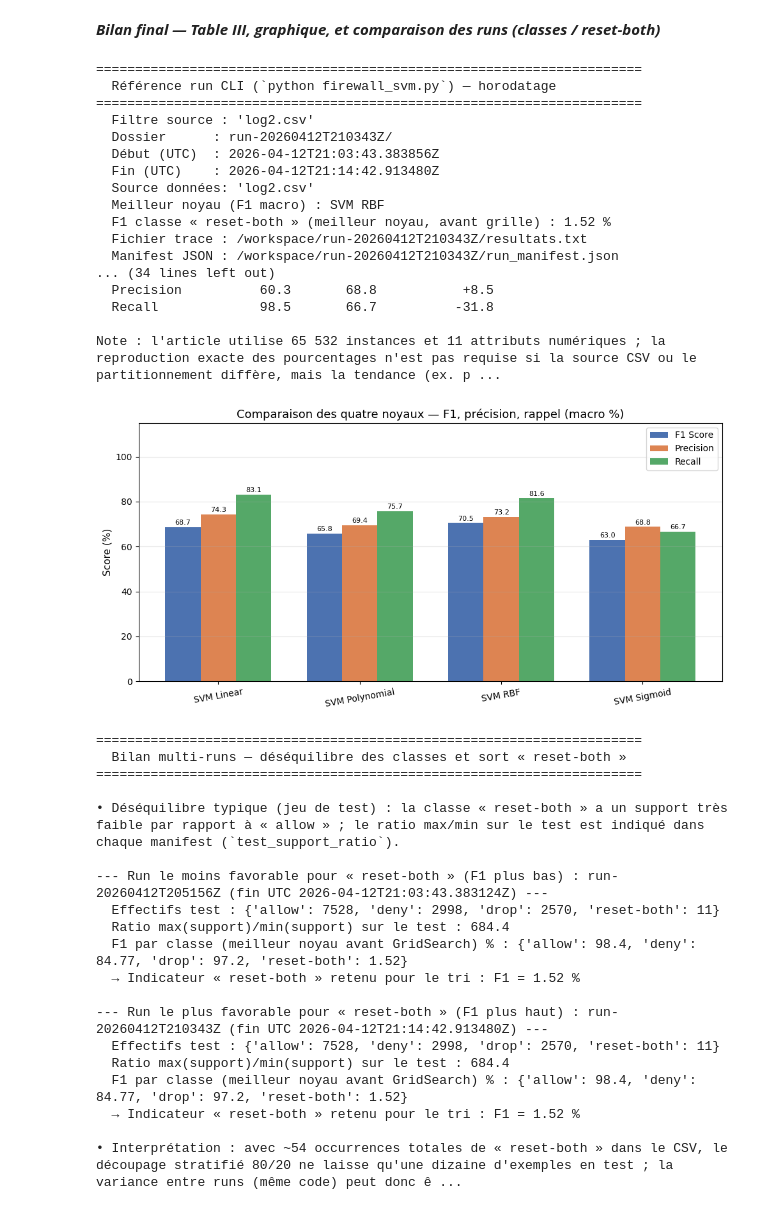
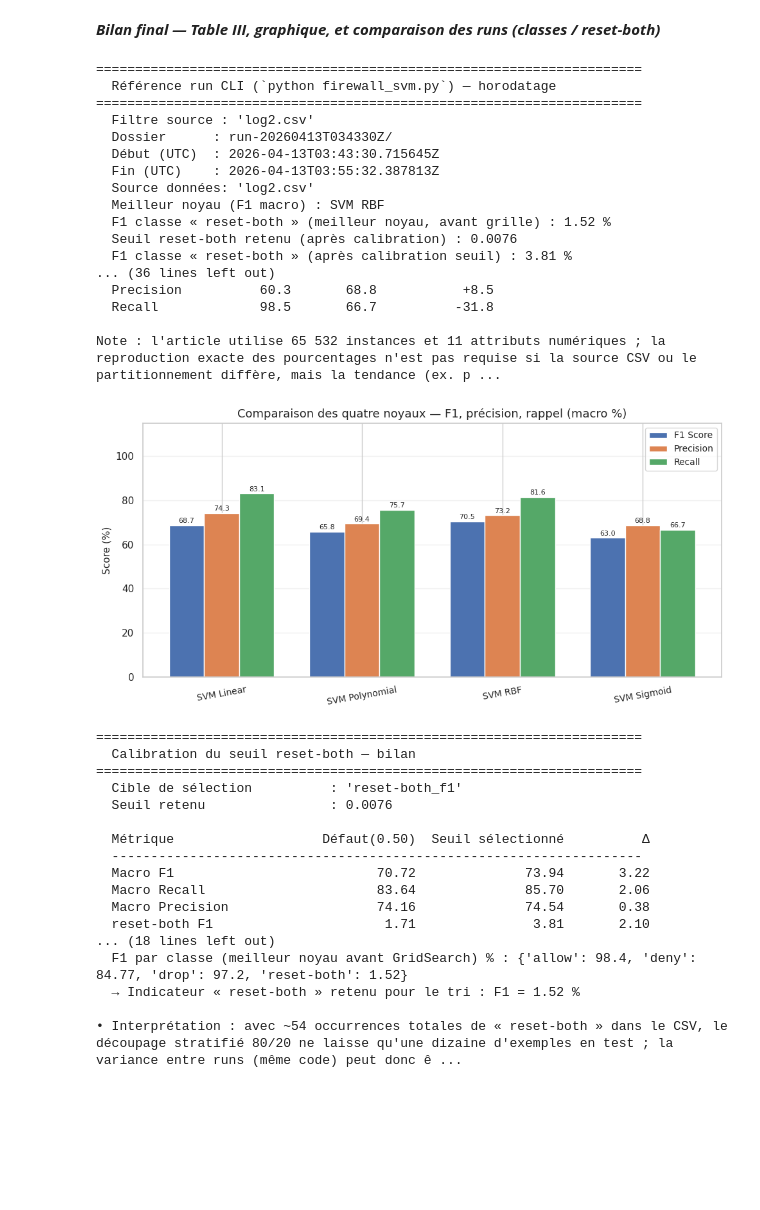
Before and after one commit to UQO-ML/concept-stat-projet-1, a Jupyter notebook: Projet.ipynb, the cells around one changed output. Drawn from its saved outputs; the diff is of its cells as text; code cells hidden in the pictures; blank space fills up the shorter version.

Commit message:
14 test sur les seuils (#15)
* integration and exploration plot

* integration and exploration plot

* Finished

---------

Co-authored-by: Kiloutyg <florian@dkhissi.me>

```diff
--- a/Projet.ipynb
+++ b/Projet.ipynb
@@ -377,53 +430,82 @@ Pour une recherche systématique : utiliser GridSearchCV (fonction `optimize_bes
 # %%
 from pathlib import Path
 
 ROOT = Path.cwd()
-print_latest_run_legend(ROOT, DATA_SOURCE if DATA_SOURCE else None)
+SRC_FILTER = DATA_SOURCE if DATA_SOURCE else None
+print_latest_run_legend(ROOT, SRC_FILTER)
 
 results_df = build_results_dataframe(RESULTS_STORE, KERNEL_DISPLAY_NAMES, KERNEL_KEYS)
 print("\nTableau récapitulatif (nos expériences) — mêmes colonnes que Ertam & Kaya, Table III :")
 print(results_df.to_string())
 print_article_vs_experiment(results_df, ARTICLE_TABLE_III)
 plot_comparison_bar(
     results_df,
     title="Comparaison des quatre noyaux — F1, précision, rappel (macro %)",
 )
 
-print_crossrun_class_imbalance_bilan(ROOT, DATA_SOURCE if DATA_SOURCE else None)
+latest_path, latest_manifest = latest_finished_manifest(ROOT, SRC_FILTER)
+if latest_manifest is not None and latest_manifest.get("threshold_tuning"):
+    print_threshold_tuning_bilan(latest_manifest)
+else:
+    print("\n[threshold] Aucun run complet avec calibration de seuil trouvé pour cette source.")
+    print("[threshold] Démonstration rapide sur un sous-échantillon stratifié...")
+
+    # Démonstration légère pour visualiser le comportement des seuils sans relancer le pipeline complet.
+    small_df_parts = []
+    for cls in CLASS_NAMES:
+        cls_df = df[df["Action"] == cls]
+        take_n = min(len(cls_df), 1200 if cls != "reset-both" else len(cls_df))
+        small_df_parts.append(cls_df.sample(n=take_n, random_state=RANDOM_STATE))
+    small_df = pd.concat(small_df_parts, axis=0).sample(frac=1.0, random_state=RANDOM_STATE)
+
+    x_small, y_small = select_features(None, small_df)
+    x_train_s, x_test_s, y_train_s, y_test_s = prepare_data(None, x_small, y_small)
+
+    # Le meilleur noyau de la section précédente sert d'entrée à optimize_best_model.
+    best_kernel_display = results_df["F1 Score"].idxmax()
+    payload = optimize_best_model(None, best_kernel_display, x_train_s, y_train_s, x_test_s, y_test_s)
+    demo_manifest = {
+        "threshold_tuning": {
+            "selection_target": payload["threshold_selection_target"],
+            "selected_reset_both_threshold": payload["selected_reset_both_threshold"],
+            "test_threshold_results": payload["test_threshold_results"],
+        }
+    }
+    print_threshold_tuning_bilan(demo_manifest)
+
+print_crossrun_class_imbalance_bilan(ROOT, SRC_FILTER)
 # %% [output]
 ======================================================================
   Référence run CLI (`python firewall_svm.py`) — horodatage
 ======================================================================
   Filtre source : 'log2.csv'
-  Dossier      : run-20260412T210343Z/
-  Début (UTC)  : 2026-04-12T21:03:43.383856Z
-  Fin (UTC)    : 2026-04-12T21:14:42.913480Z
+  Dossier      : run-20260413T034330Z/
+  Début (UTC)  : 2026-04-13T03:43:30.715645Z
+  Fin (UTC)    : 2026-04-13T03:55:32.387813Z
   Source données: 'log2.csv'
   Meilleur noyau (F1 macro) : SVM RBF
   F1 classe « reset-both » (meilleur noyau, avant grille) : 1.52 %
-  Fichier trace : /workspace/run-20260412T210343Z/resultats.txt
-  Manifest JSON : /workspace/run-20260412T210343Z/run_manifest.json
-... (34 lines left out)
+  Seuil reset-both retenu (après calibration) : 0.0076
+  F1 classe « reset-both » (après calibration seuil) : 3.81 %
+... (36 lines left out)
   Precision          60.3       68.8           +8.5
   Recall             98.5       66.7          -31.8
 
 Note : l'article utilise 65 532 instances et 11 attributs numériques ; la reproduction exacte des pourcentages n'est pas requise si la source CSV ou le partitionnement diffère, mais la tendance (ex. p ...
-[figure, old version]
+[figure, new version]
 ======================================================================
-  Bilan multi-runs — déséquilibre des classes et sort « reset-both »
+  Calibration du seuil reset-both — bilan
 ======================================================================
+  Cible de sélection          : 'reset-both_f1'
+  Seuil retenu                : 0.0076
 
-• Déséquilibre typique (jeu de test) : la classe « reset-both » a un support très faible par rapport à « allow » ; le ratio max/min sur le test est indiqué dans chaque manifest (`test_support_ratio`).
-
---- Run le moins favorable pour « reset-both » (F1 plus bas) : run-20260412T205156Z (fin UTC 2026-04-12T21:03:43.383124Z) ---
-  Effectifs test : {'allow': 7528, 'deny': 2998, 'drop': 2570, 'reset-both': 11}
-  Ratio max(support)/min(support) sur le test : 684.4
-  F1 par classe (meilleur noyau avant GridSearch) % : {'allow': 98.4, 'deny': 84.77, 'drop': 97.2, 'reset-both': 1.52}
-  → Indicateur « reset-both » retenu pour le tri : F1 = 1.52 %
-
---- Run le plus favorable pour « reset-both » (F1 plus haut) : run-20260412T210343Z (fin UTC 2026-04-12T21:14:42.913480Z) ---
-  Effectifs test : {'allow': 7528, 'deny': 2998, 'drop': 2570, 'reset-both': 11}
-  Ratio max(support)/min(support) sur le test : 684.4
+  Métrique                   Défaut(0.50)  Seuil sélectionné          Δ
+  --------------------------------------------------------------------
+  Macro F1                          70.72              73.94       3.22
+  Macro Recall                      83.64              85.70       2.06
+  Macro Precision                   74.16              74.54       0.38
+  reset-both F1                      1.71               3.81       2.10
+... (18 lines left out)
   F1 par classe (meilleur noyau avant GridSearch) % : {'allow': 98.4, 'deny': 84.77, 'drop': 97.2, 'reset-both': 1.52}
   → Indicateur « reset-both » retenu pour le tri : F1 = 1.52 %
 
```
Also changed, not shown: parts of 8 cells of this notebook, 34 other files.
